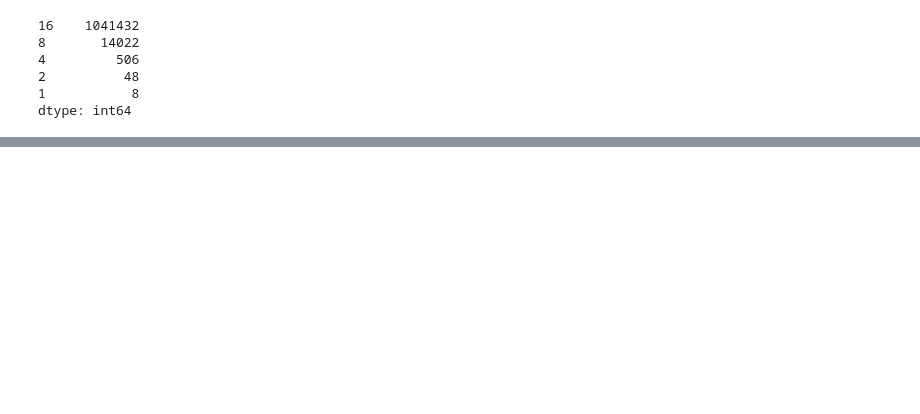
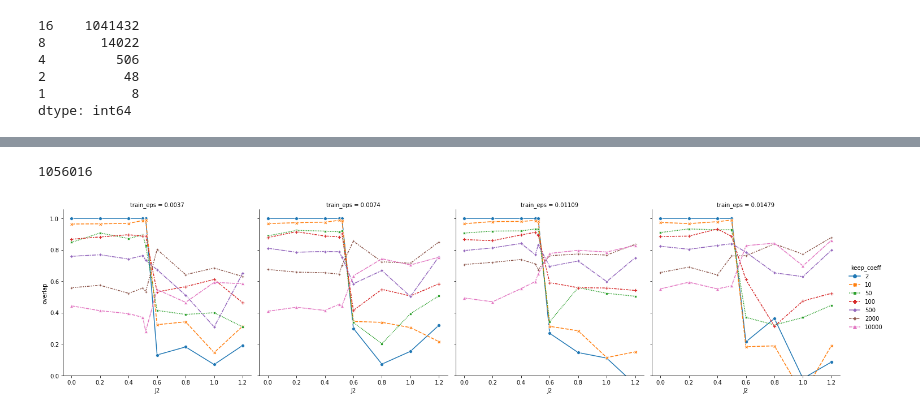
Before and after one commit to ischurov/frustrations-eda, a Jupyter notebook: kagome-24-fourier.ipynb, the cells around one changed output, grey strips where cells are left out. Saved outputs shown, nothing was run; the diff lists cells and outputs as text; code cells hidden in the pictures; blank space fills up the shorter version.

```diff
--- a/kagome-24-fourier.ipynb
+++ b/kagome-24-fourier.ipynb
@@ -311,0 +219,6 @@ pd.read_feather("kagome24-2022-12-20/train-0.feather")
+# %%
+def sign_overlap(sign_pred, eigenstate):
+    amplitudes = np.abs(eigenstate)
+    return (np.sign(sign_pred) * amplitudes * eigenstate).sum() / (
+        amplitudes**2
+    ).sum()
@@ -311,0 +317,2 @@ pd.read_feather("kagome24-2022-12-20/train-0.feather")
+# %%
+overlap_df_full = calculate_overlap(keep_coeffs=[2, 10, 50, 100, 500, 2000, 10000])
@@ -311,0 +381,2 @@ pd.read_feather("kagome24-2022-12-20/train-0.feather")
+# %%
+overlap_df_10000 = calculate_overlap(keep_coeffs=10000)
@@ -311,0 +445,28 @@ pd.read_feather("kagome24-2022-12-20/train-0.feather")
+# %%
+overlap_df_full1 = pd.concat([overlap_df_full, overlap_df_10000])
+# %%
+len(fourier_basis.states)
+# %% [output]
+1056016
+# %%
+sns.relplot(
+    overlap_df_full1.assign(
+        keep_eps=lambda x: np.round(
+            (x["keep_coeff"] / len(fourier_basis.states)), 5
+        ).astype(str),
+        keep_coeff=lambda x: x["keep_coeff"].astype("str"),
+        train_eps=lambda x: np.round(x["train_eps"], 5),
+    )
+    # .assign(iterations=lambda x: x["iterations"].astype(str))
+    ,
+    x="J2",
+    y="overlap",
+    hue="keep_coeff",
+    style="keep_coeff",
+    markers=True,
+    col="train_eps",
+    kind="line",
+).set(ylim=(0, None))
+plt.savefig("kagome24-predict.pdf")
+# %% [output]
+[figure, added]
```
Also changed, not shown: parts of 50 cells of this notebook, 4 other files.
